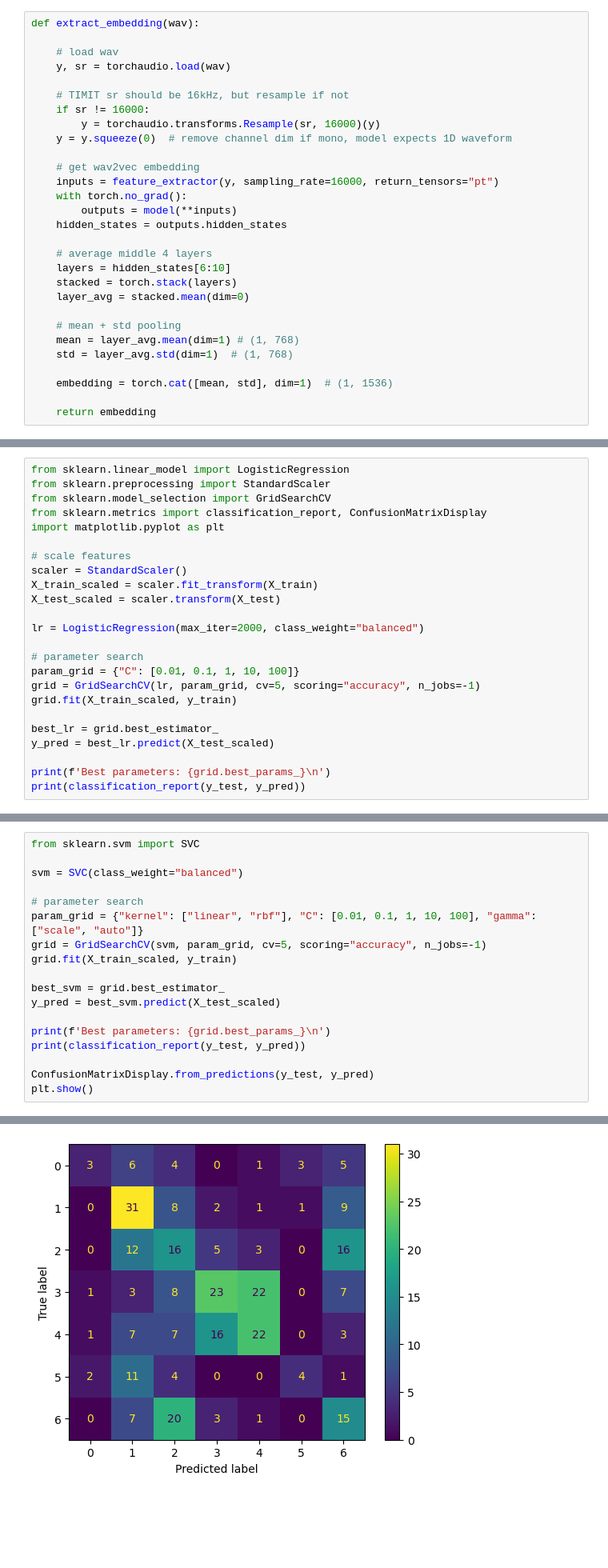
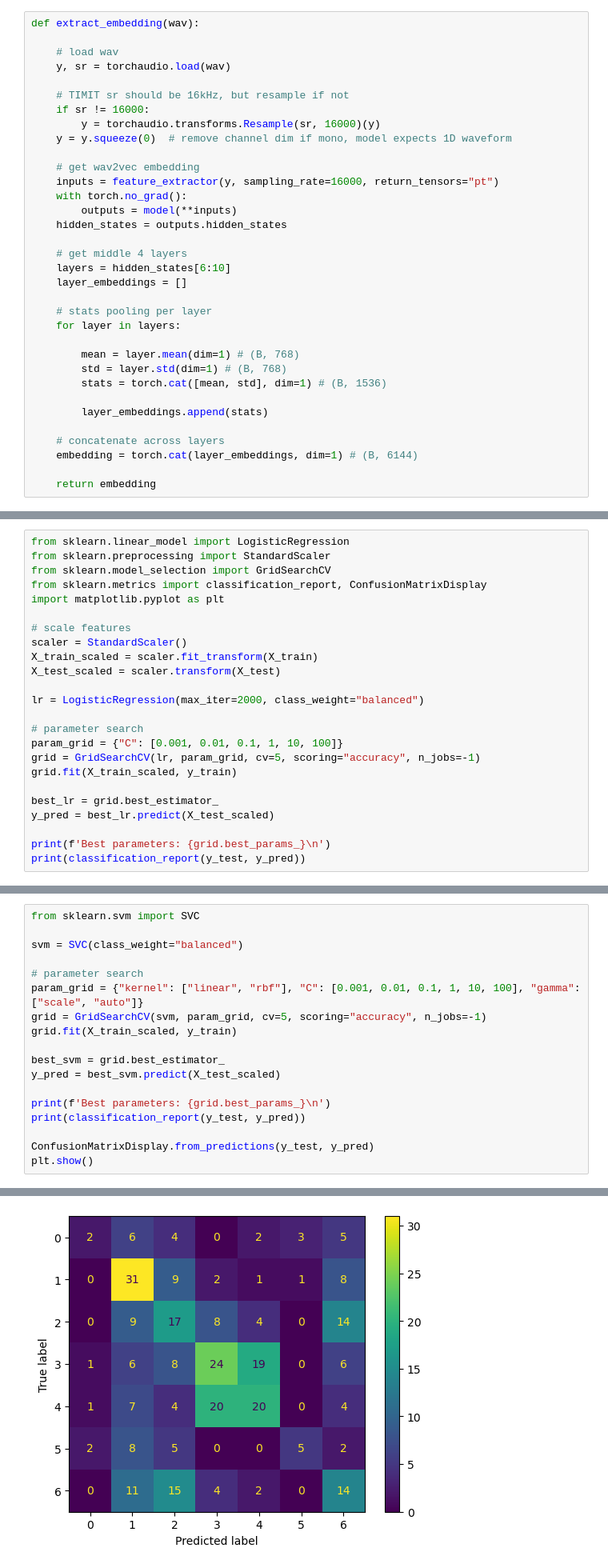
Before and after one commit to rosegriffin/dialect, a Jupyter notebook: notebooks/utt_wav2vec_linear_mc.ipynb, the cells around one changed output, grey strips where cells are left out. Shown at 80% size. Cells and saved outputs as stored; diff of their text form; blank space fills up the shorter version.

Commit message:
Fix pooling

```diff
--- a/notebooks/utt_wav2vec_linear_mc.ipynb
+++ b/notebooks/utt_wav2vec_linear_mc.ipynb
@@ -48,16 +48,21 @@ def extract_embedding(wav):
         outputs = model(**inputs)
     hidden_states = outputs.hidden_states
 
-    # average middle 4 layers
+    # get middle 4 layers
     layers = hidden_states[6:10]
-    stacked = torch.stack(layers)
-    layer_avg = stacked.mean(dim=0)
+    layer_embeddings = []
 
-    # mean + std pooling
-    mean = layer_avg.mean(dim=1) # (1, 768)
-    std = layer_avg.std(dim=1)  # (1, 768)
+    # stats pooling per layer
+    for layer in layers:
 
-    embedding = torch.cat([mean, std], dim=1)  # (1, 1536)
+        mean = layer.mean(dim=1) # (B, 768)
+        std = layer.std(dim=1) # (B, 768)
+        stats = torch.cat([mean, std], dim=1) # (B, 1536)
+
+        layer_embeddings.append(stats)
+
+    # concatenate across layers
+    embedding = torch.cat(layer_embeddings, dim=1) # (B, 6144)
 
     return embedding
 # %%
@@ -138,7 +143,7 @@ X_test_scaled = scaler.transform(X_test)
 lr = LogisticRegression(max_iter=2000, class_weight="balanced")
 
 # parameter search
-param_grid = {"C": [0.01, 0.1, 1, 10, 100]}
+param_grid = {"C": [0.001, 0.01, 0.1, 1, 10, 100]}
 grid = GridSearchCV(lr, param_grid, cv=5, scoring="accuracy", n_jobs=-1)
 grid.fit(X_train_scaled, y_train)
 
@@ -189,7 +195,7 @@ from sklearn.svm import SVC
 svm = SVC(class_weight="balanced")
 
 # parameter search
-param_grid = {"kernel": ["linear", "rbf"], "C": [0.01, 0.1, 1, 10, 100], "gamma": ["scale", "auto"]}
+param_grid = {"kernel": ["linear", "rbf"], "C": [0.001, 0.01, 0.1, 1, 10, 100], "gamma": ["scale", "auto"]}
 grid = GridSearchCV(svm, param_grid, cv=5, scoring="accuracy", n_jobs=-1)
 grid.fit(X_train_scaled, y_train)
 
@@ -220,2 +226,2 @@ weighted avg       0.38      0.36      0.36       314
-[figure, old version]
+[figure, new version]
 # %% [markdown]
```
Also changed, not shown: parts of 10 cells of this notebook.
